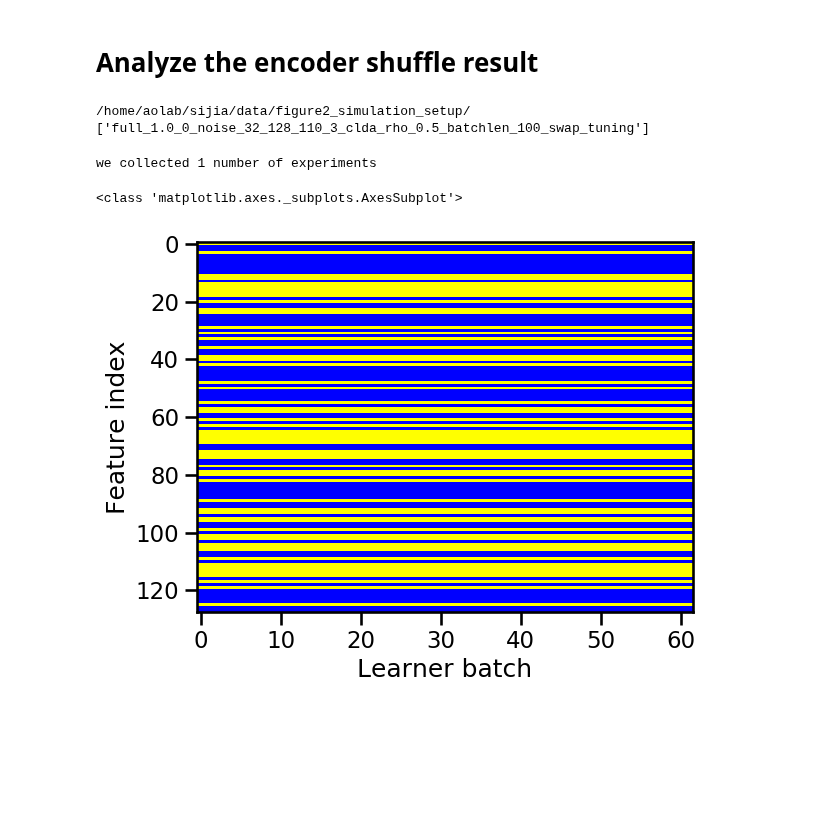
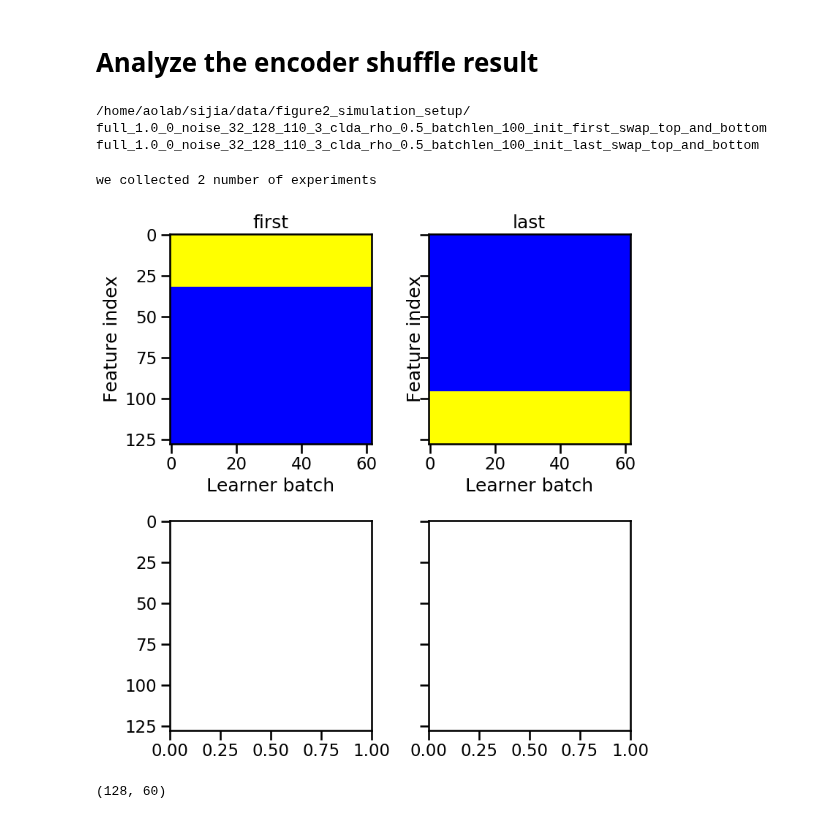
Before and after one commit to sijia66/adaptive_feature_selection, a Jupyter notebook: figure2_simulation_setup/231016_afs_figure2_full_feature_selection.ipynb, the cells around one changed output. Saved outputs shown, nothing was run; the diff lists cells and outputs as text; code cells hidden in the pictures; blank space fills up the shorter version.

```diff
--- a/figure2_simulation_setup/231016_afs_figure2_full_feature_selection.ipynb
+++ b/figure2_simulation_setup/231016_afs_figure2_full_feature_selection.ipynb
@@ -133,15 +130,0 @@ plt.show()
-# %%
-# next question I ask,  how many features are being selected, anyway?
-num_features_exp_by_batch = []
-
-selected_feature_batches = [exp_data_all[i]['feature_selection']['feat_set'] for i in range(len(exp_data_all))]
-
-for i,e in enumerate(exp_data_all):
-
-    active_set = e['feature_selection']['feat_set']
-
-    num_features_over_batch = np.sum(active_set, axis = 1)
-    num_features_exp_by_batch.append(num_features_over_batch.copy())
-
-num_features_exp_by_batch = np.array(num_features_exp_by_batch)
-selected_feature_batches = np.array(selected_feature_batches)
@@ -330,62 +340,88 @@ s = 1.0
 rho = 0.5
 batch_len = 100
 feature_selection_method = "full"
-encoder_change_mode = "swap_tuning"
+encoder_change_mode = "swap_top_and_bottom"
 
 noises = [32]
 fixed_noise_level = 32
 
 # we set up the neural populations
 mean_first_peak = 50
-mean_second_peak = 100
+mean_second_peak = 110
 std_of_peaks = 3
 
 norm_var_2 = [mean_first_peak, mean_second_peak]
-mean_second_peaks = [ 110]
 
 # feature_selection_method
 FEATURE_SELECTOR_TYPE = "full"
+init_feat_first_or_last_all = ['first', "last"]
 exp_conds = []
 
 
-exp_conds = [f'{FEATURE_SELECTOR_TYPE}_{s}_{random_seed}_noise_{fixed_noise_level}_{n_neurons}_{mean_second_peak}_{std_of_peaks}_clda_rho_{rho}_batchlen_{batch_len}_{encoder_change_mode}'\
-            for mean_second_peak in mean_second_peaks]
+exp_conds = [f'{FEATURE_SELECTOR_TYPE}_{s}_{random_seed}_noise_{fixed_noise_level}_{n_neurons}_{mean_second_peak}_{std_of_peaks}_clda_rho_{rho}_batchlen_{batch_len}_init_{init_feat}_{encoder_change_mode}'\
+            for init_feat in init_feat_first_or_last_all]
 
 print(data_dump_folder)
-print(exp_conds)
+for e in exp_conds:print(e)
 # %% [output]
 /home/aolab/sijia/data/figure2_simulation_setup/
-['full_1.0_0_noise_32_128_110_3_clda_rho_0.5_batchlen_100_swap_tuning']
+full_1.0_0_noise_32_128_110_3_clda_rho_0.5_batchlen_100_init_first_swap_top_and_bottom
+full_1.0_0_noise_32_128_110_3_clda_rho_0.5_batchlen_100_init_last_swap_top_and_bottom
 # %%
 (exp_data_all, exp_metadata_all) = load_feature_selection_files(data_dump_folder, exp_conds)
 
 print(f'we collected {len(exp_data_all)} number of experiments')
 # %% [output]
-we collected 1 number of experiments
+we collected 2 number of experiments
 # %%
 import importlib
 from afs_plotting import plot_feature_selection
 
 if len(exp_data_all) ==  1:
     plot_feature_selection(exp_data_all[0]['feature_selection']['feat_set'])
 else:
 
     num_columns = len(exp_data_all)
 
     fig_feat_activity, ax_feat_activity = plt.subplots(2, 2,
                                                     sharey = True,
                                                     figsize = (8, 8))
 
 
 
     for i, (e, a) in enumerate(zip(exp_data_all,  ax_feat_activity.flatten())):
         plot_feature_selection(e['feature_selection']['feat_set'], ax = a)
 
-        a.set_title(mean_second_peaks[i] )
+        a.set_title(init_feat_first_or_last_all[i])
 
     fig_feat_activity.tight_layout()
 
 plt.show()
 # %% [output]
-<class 'matplotlib.axes._subplots.AxesSubplot'>
-[figure, old version]
+[figure, new version]
+# %%
+threshold = 90
+
+feature_weights = exp_data_all[0]['feature_selection']['feature_weights']
+exp_data_all[0]['feature_selection'].keys()
+new_sim_c = exp_data_all[0]['feature_selection']['new_sim_c']
+sim_c = exp_data_all[0]['feature_selection']['sim_C']
+
+good_features_initial = (np.linalg.norm(sim_c, axis=1) >threshold)
+good_features_after_shuffled = (np.linalg.norm(new_sim_c, axis=1) >threshold)
+
+
+nnum_of_repeats_before,  num_of_repeats_after= 30, 30
+
+
+old_features_before_shuffled_repeat = np.repeat(good_features_initial[:, np.newaxis],
+                                                nnum_of_repeats_before, axis = 1)
+new_features_after_shuffled_repeat = np.repeat(good_features_after_shuffled[:, np.newaxis],
+                                                num_of_repeats_after, axis = 1)
+
+encoder_weight_change = np.concatenate((old_features_before_shuffled_repeat,
+                                        new_features_after_shuffled_repeat), axis = 1)
+
+encoder_weight_change.shape
+# %% [output]
+(128, 60)
```
Also changed, not shown: parts of 17 cells of this notebook, 4 other files.
